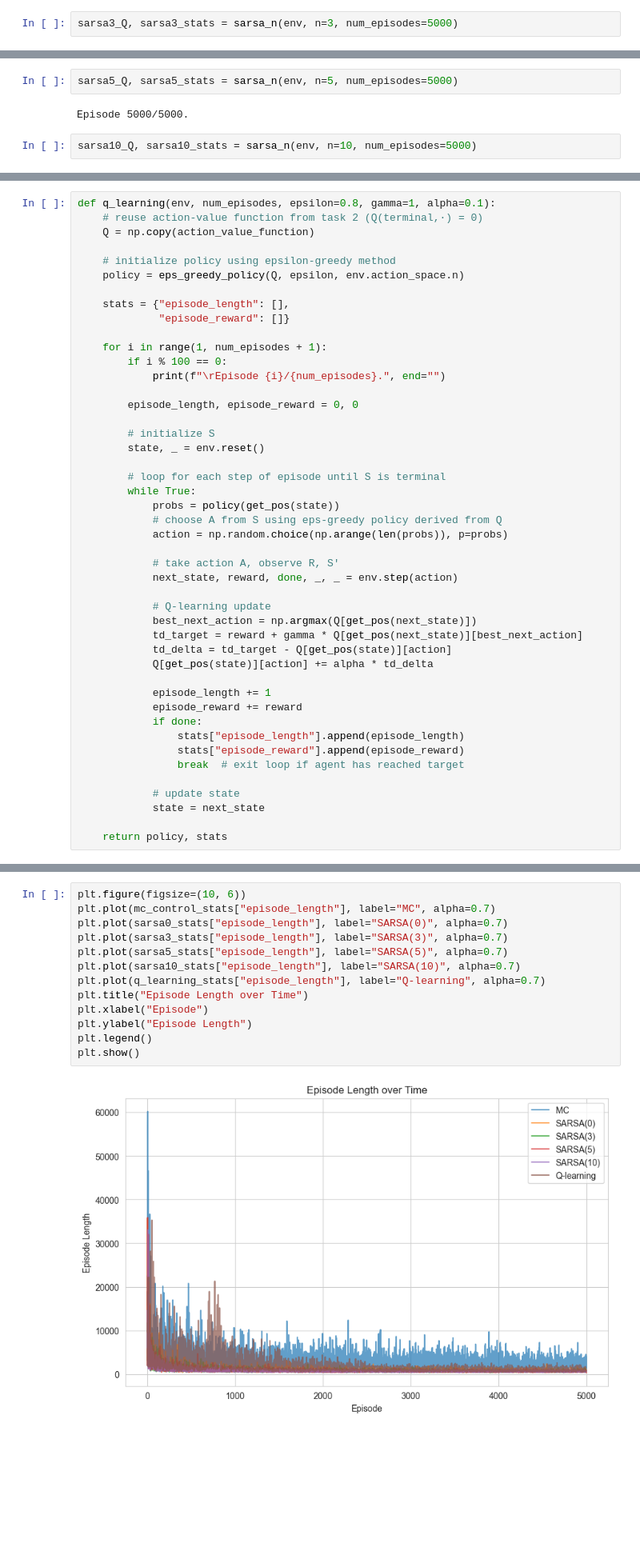
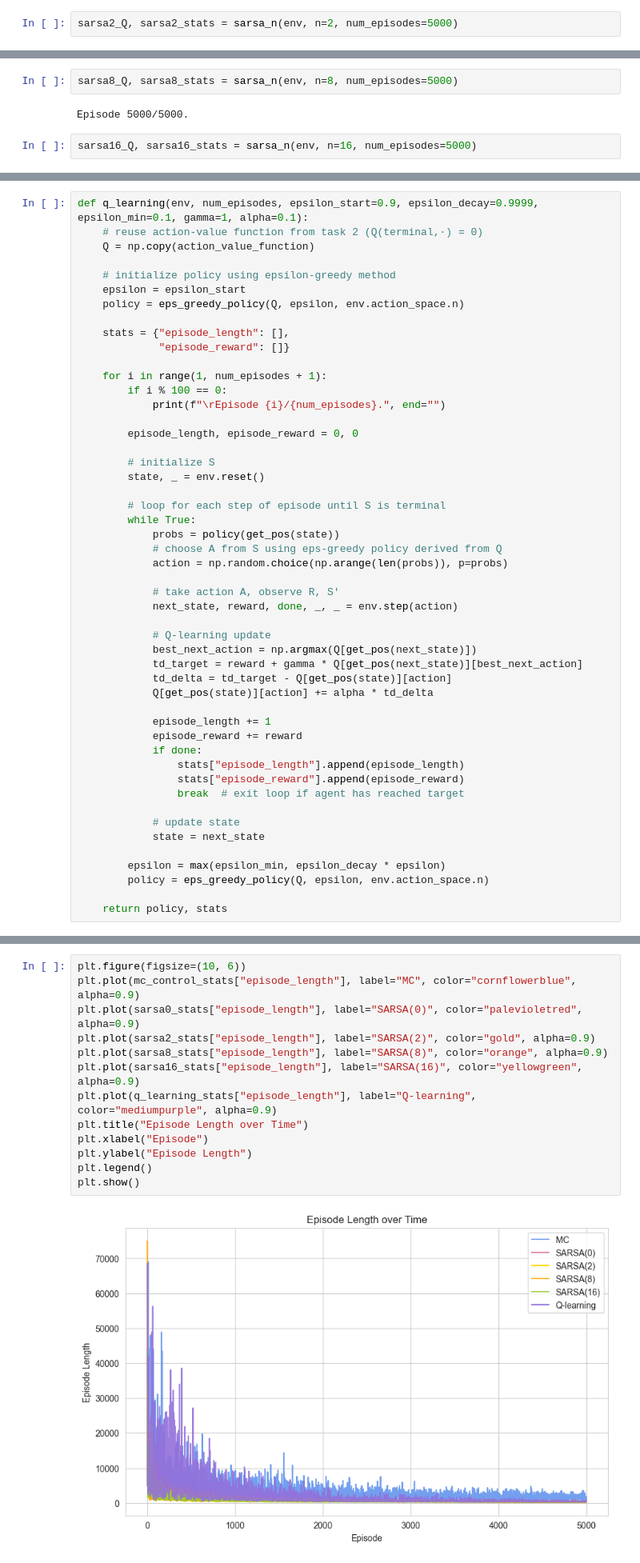
Before and after one commit to kuimetra/reinforcement_learning, a Jupyter notebook: problem_set3/main.ipynb, the cells around one changed output, grey strips where cells are left out. Shown at 80% size. Cells and saved outputs as stored; diff of their text form; blank space fills up the shorter version.

Commit message:
comparison plots

```diff
--- a/problem_set3/main.ipynb
+++ b/problem_set3/main.ipynb
@@ -380,14 +412,14 @@ def sarsa_n(env, num_episodes, n, epsilon=0.8, alpha=0.1, gamma=1):
     return Q, stats
 # %%
-sarsa3_Q, sarsa3_stats = sarsa_n(env, n=3, num_episodes=5000)
+sarsa2_Q, sarsa2_stats = sarsa_n(env, n=2, num_episodes=5000)
 # %% [output]
 Episode 5000/5000.
 # %%
-sarsa5_Q, sarsa5_stats = sarsa_n(env, n=5, num_episodes=5000)
+sarsa8_Q, sarsa8_stats = sarsa_n(env, n=8, num_episodes=5000)
 # %% [output]
 Episode 5000/5000.
 # %%
-sarsa10_Q, sarsa10_stats = sarsa_n(env, n=10, num_episodes=5000)
+sarsa16_Q, sarsa16_stats = sarsa_n(env, n=16, num_episodes=5000)
 # %% [output]
 Episode 5000/5000.
 # %%
@@ -411,11 +470,12 @@ plot_trajectory(env, sarsa10_trajectory, title="SARSA(10) Policy Trajectory")
 # %% [markdown]
 14. Implement Q-learning and use it to learn an optimal policy for the robot.
 # %%
-def q_learning(env, num_episodes, epsilon=0.8, gamma=1, alpha=0.1):
+def q_learning(env, num_episodes, epsilon_start=0.9, epsilon_decay=0.9999, epsilon_min=0.1, gamma=1, alpha=0.1):
     # reuse action-value function from task 2 (Q(terminal,·) = 0)
     Q = np.copy(action_value_function)
 
     # initialize policy using epsilon-greedy method
+    epsilon = epsilon_start
     policy = eps_greedy_policy(Q, epsilon, env.action_space.n)
 
     stats = {"episode_length": [],
@@ -455,6 +515,9 @@ def q_learning(env, num_episodes, epsilon=0.8, gamma=1, alpha=0.1):
             # update state
             state = next_state
 
+        epsilon = max(epsilon_min, epsilon_decay * epsilon)
+        policy = eps_greedy_policy(Q, epsilon, env.action_space.n)
+
     return policy, stats
 # %%
 q_learning_policy, q_learning_stats = q_learning(env, num_episodes=5000)
@@ -484,16 +549,16 @@ plt.show()
 # %%
 plt.figure(figsize=(10, 6))
-plt.plot(mc_control_stats["episode_length"], label="MC", alpha=0.7)
-plt.plot(sarsa0_stats["episode_length"], label="SARSA(0)", alpha=0.7)
-plt.plot(sarsa3_stats["episode_length"], label="SARSA(3)", alpha=0.7)
-plt.plot(sarsa5_stats["episode_length"], label="SARSA(5)", alpha=0.7)
-plt.plot(sarsa10_stats["episode_length"], label="SARSA(10)", alpha=0.7)
-plt.plot(q_learning_stats["episode_length"], label="Q-learning", alpha=0.7)
+plt.plot(mc_control_stats["episode_length"], label="MC", color="cornflowerblue", alpha=0.9)
+plt.plot(sarsa0_stats["episode_length"], label="SARSA(0)", color="palevioletred", alpha=0.9)
+plt.plot(sarsa2_stats["episode_length"], label="SARSA(2)", color="gold", alpha=0.9)
+plt.plot(sarsa8_stats["episode_length"], label="SARSA(8)", color="orange", alpha=0.9)
+plt.plot(sarsa16_stats["episode_length"], label="SARSA(16)", color="yellowgreen", alpha=0.9)
+plt.plot(q_learning_stats["episode_length"], label="Q-learning", color="mediumpurple", alpha=0.9)
 plt.title("Episode Length over Time")
 plt.xlabel("Episode")
 plt.ylabel("Episode Length")
 plt.legend()
 plt.show()
 # %% [output]
-[figure, old version]
+[figure, new version]
 # %%
```
Also changed, not shown: parts of 23 cells of this notebook.
